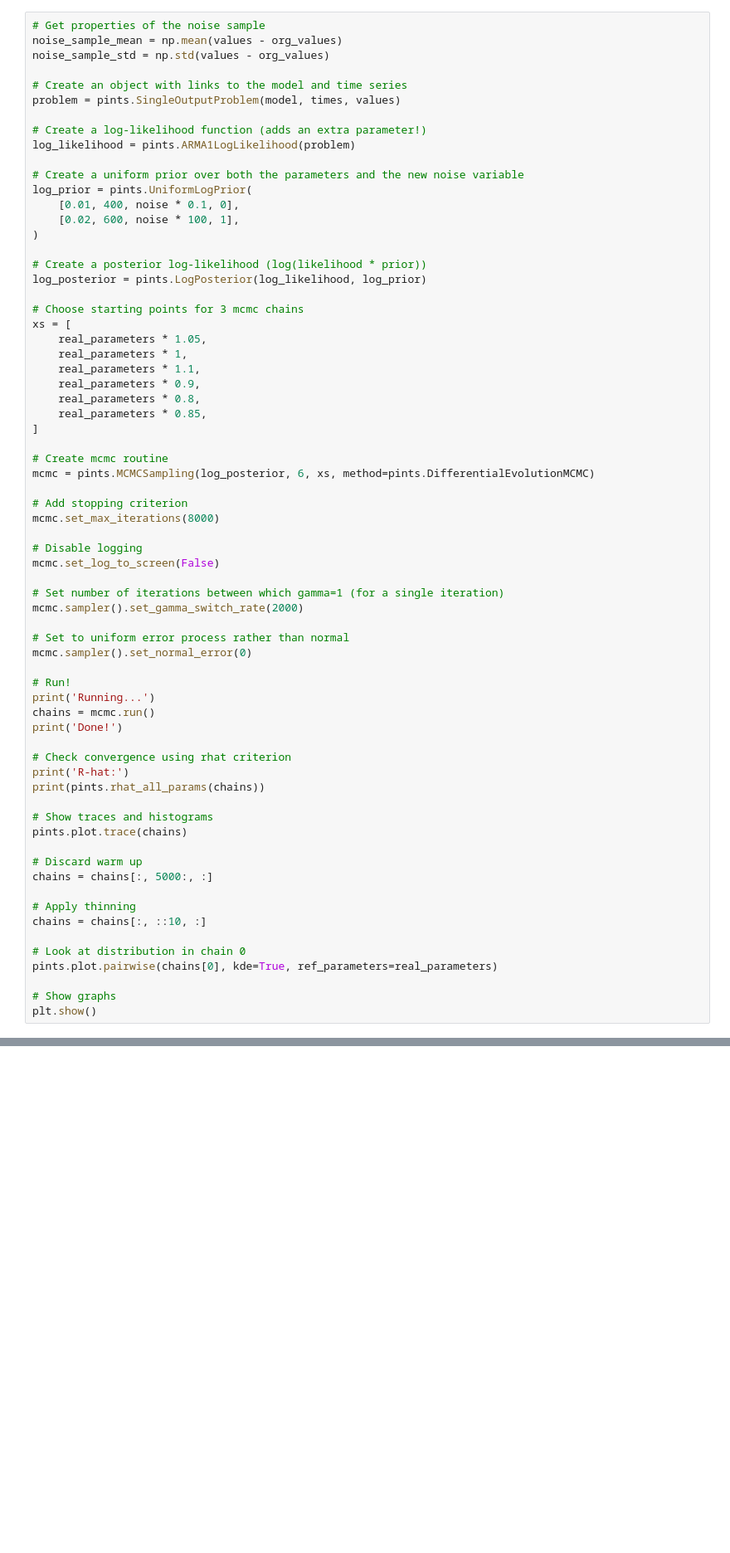
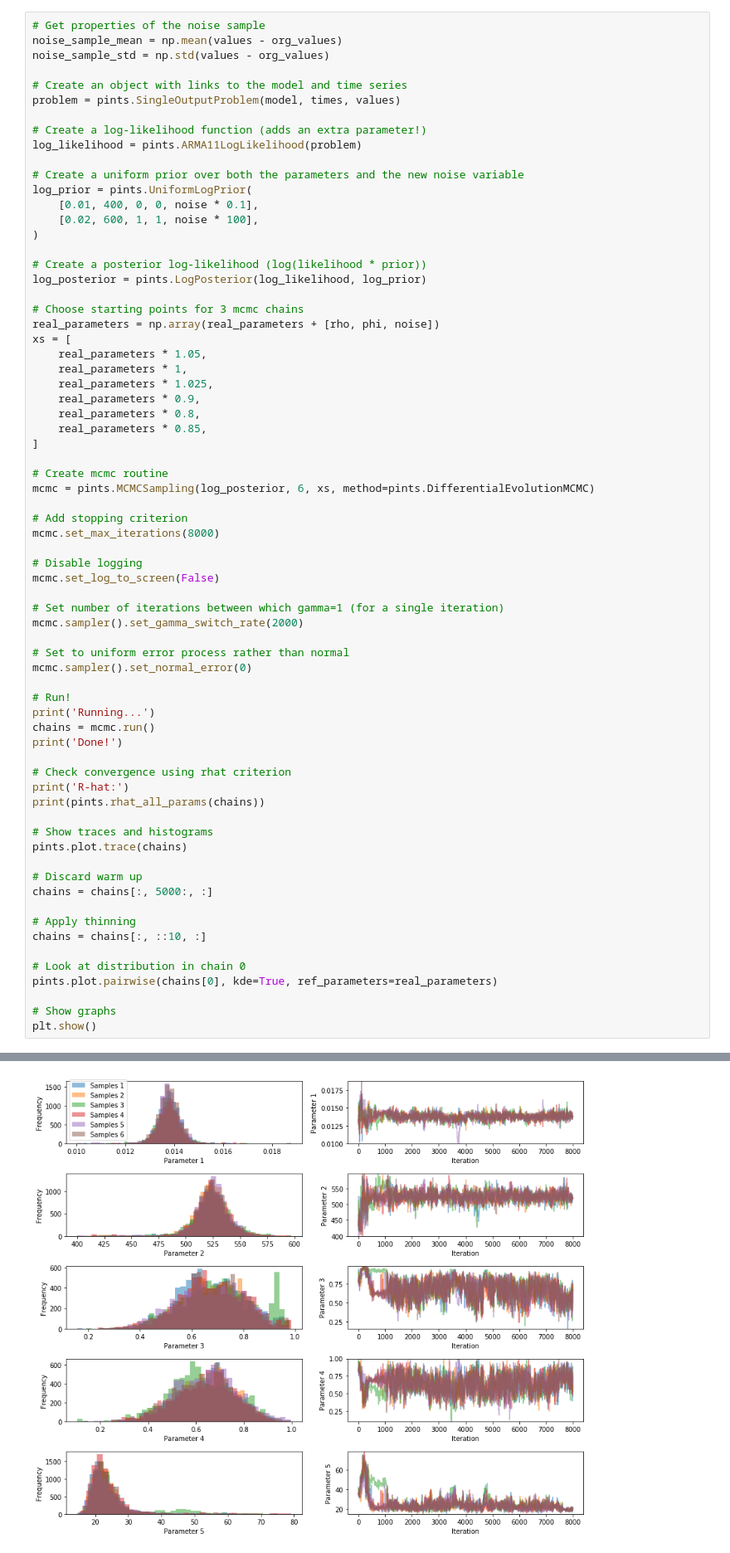
Before and after one commit to pints-team/pints, a Jupyter notebook: examples/sampling-autoregressive-moving-average-errors.ipynb, the cells around one changed output, grey strips where cells are left out. Shown at 83% size. Saved outputs shown, nothing was run; the diff lists cells and outputs as text; blank space fills up the shorter version.

Commit message:
Added ARMA11 log-likelihood

```diff
--- a/examples/sampling-autoregressive-moving-average-errors.ipynb
+++ b/examples/sampling-autoregressive-moving-average-errors.ipynb
@@ -160,22 +334,23 @@ noise_sample_std = np.std(values - org_values)
 problem = pints.SingleOutputProblem(model, times, values)
 
 # Create a log-likelihood function (adds an extra parameter!)
-log_likelihood = pints.ARMA1LogLikelihood(problem)
+log_likelihood = pints.ARMA11LogLikelihood(problem)
 
 # Create a uniform prior over both the parameters and the new noise variable
 log_prior = pints.UniformLogPrior(
-    [0.01, 400, noise * 0.1, 0],
-    [0.02, 600, noise * 100, 1],
+    [0.01, 400, 0, 0, noise * 0.1],
+    [0.02, 600, 1, 1, noise * 100],
 )
 
 # Create a posterior log-likelihood (log(likelihood * prior))
 log_posterior = pints.LogPosterior(log_likelihood, log_prior)
 
 # Choose starting points for 3 mcmc chains
+real_parameters = np.array(real_parameters + [rho, phi, noise])
 xs = [
     real_parameters * 1.05,
     real_parameters * 1,
-    real_parameters * 1.1,
+    real_parameters * 1.025,
     real_parameters * 0.9,
     real_parameters * 0.8,
     real_parameters * 0.85,
@@ -219,3 +394,4 @@ pints.plot.pairwise(chains[0], kde=True, ref_parameters=real_parameters)
 
 # Show graphs
 plt.show()
+# %% [output]
@@ -221,0 +403 @@ plt.show()
+[figure, added]
```
Also changed, not shown: parts of 12 cells of this notebook, 1 other file.
